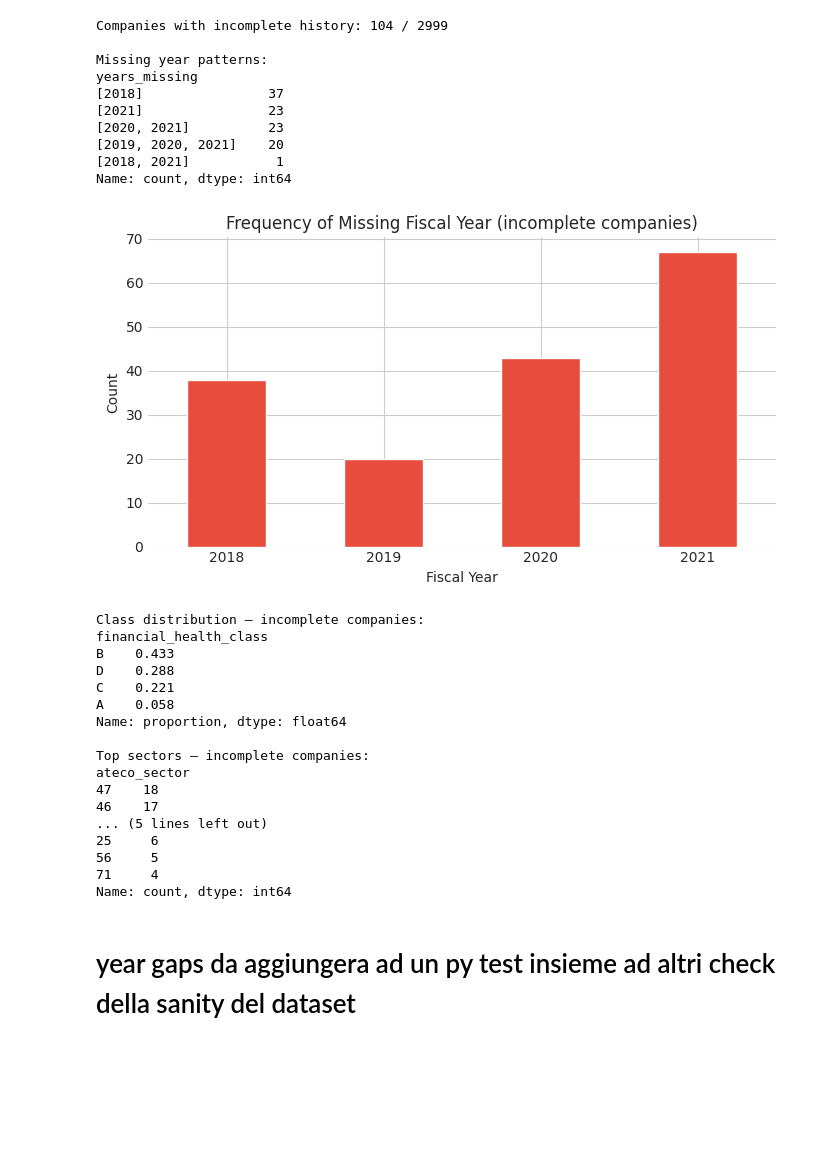
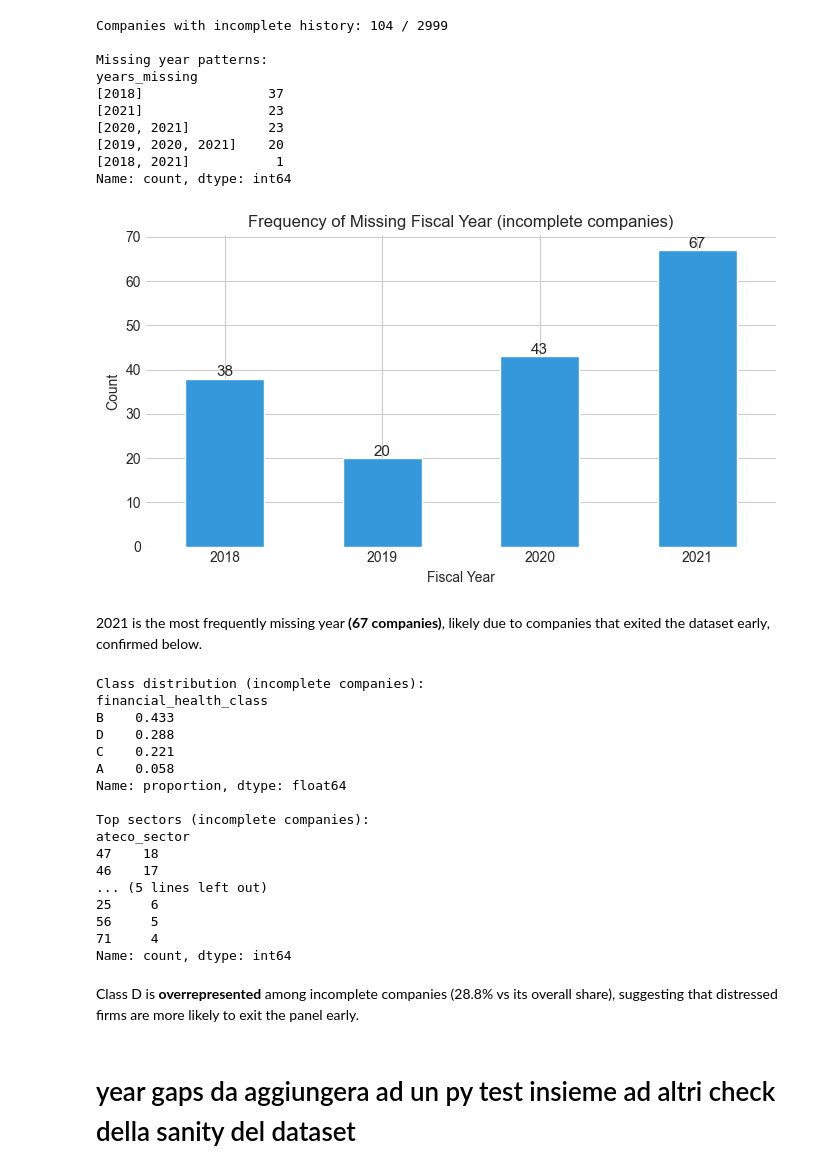
Before and after one commit to LolloPaz/ifc, a Jupyter notebook: notebooks/01_eda.ipynb, the cells around one changed output. Saved outputs shown, nothing was run; the diff lists cells and outputs as text; code cells hidden in the pictures; blank space fills up the shorter version.

```diff
--- a/notebooks/01_eda.ipynb
+++ b/notebooks/01_eda.ipynb
@@ -181,31 +193,36 @@ years_missing
 [2019, 2020, 2021]    20
 [2018, 2021]           1
 Name: count, dtype: int64
-# %%
-# Visualise: which fiscal year is most often absent
-
-
-all_missing = list(chain.from_iterable(summary["years_missing"]))
-missing_counts = pd.Series(all_missing).value_counts().sort_index()
-
-missing_counts.plot(kind="bar", color="#e74c3c", edgecolor="white", figsize=(7, 4))
-plt.title("Frequency of Missing Fiscal Year (incomplete companies)")
-plt.xlabel("Fiscal Year"); plt.ylabel("Count")
-plt.xticks(rotation=0); plt.tight_layout(); plt.show()
-# %% [output]
-[figure, removed]
+# %%
+all_missing = list(chain.from_iterable(summary["years_missing"]))
+missing_counts = pd.Series(all_missing).value_counts().sort_index()
+
+missing_counts.plot(kind="bar", color="#3498db", edgecolor="white", figsize=(7, 4))
+
+for i, v in enumerate(missing_counts.values):
+    plt.text(i, v + 0.5, str(v), ha='center', fontsize=11)
+
+plt.title("Frequency of Missing Fiscal Year (incomplete companies)")
+plt.xlabel("Fiscal Year"); plt.ylabel("Count")
+plt.xticks(rotation=0); plt.tight_layout()
+plt.savefig(OUTPUT_PATH / "missing_fiscal_year_frequency.png", dpi=150, bbox_inches="tight")
+plt.show()
+# %% [output]
+[figure, added]
+# %% [markdown]
+2021 is the most frequently missing year **(67 companies)**, likely due to companies that exited the dataset early, confirmed below.
 # %%
 # Are incomplete companies concentrated in a specific class or sector?
 incomplete_ids = incomplete.index
 incomplete_df = train_df[train_df["company_id"].isin(incomplete_ids)]
 
-print("Class distribution — incomplete companies:")
+print("Class distribution (incomplete companies):")
 print(incomplete_df.drop_duplicates("company_id")[TARGET].value_counts(normalize=True).round(3))
 
-print("\nTop sectors — incomplete companies:")
+print("\nTop sectors (incomplete companies):")
 print(incomplete_df.drop_duplicates("company_id")["ateco_sector"].value_counts().head(10))
 # %% [output]
-Class distribution — incomplete companies:
+Class distribution (incomplete companies):
 financial_health_class
 B    0.433
 D    0.288
@@ -213,7 +230,7 @@ C    0.221
 A    0.058
 Name: proportion, dtype: float64
 
-Top sectors — incomplete companies:
+Top sectors (incomplete companies):
 ateco_sector
 47    18
 46    17
@@ -222,5 +239,7 @@ ateco_sector
 56     5
 71     4
 Name: count, dtype: int64
+# %% [markdown]
+Class D is **overrepresented** among incomplete companies (28.8% vs its overall share), suggesting that distressed firms are more likely to exit the panel early.
 # %% [markdown]
 # year gaps da aggiungera ad un py test insieme ad altri check della sanity del dataset
```
Also changed, not shown: parts of 50 cells of this notebook.
